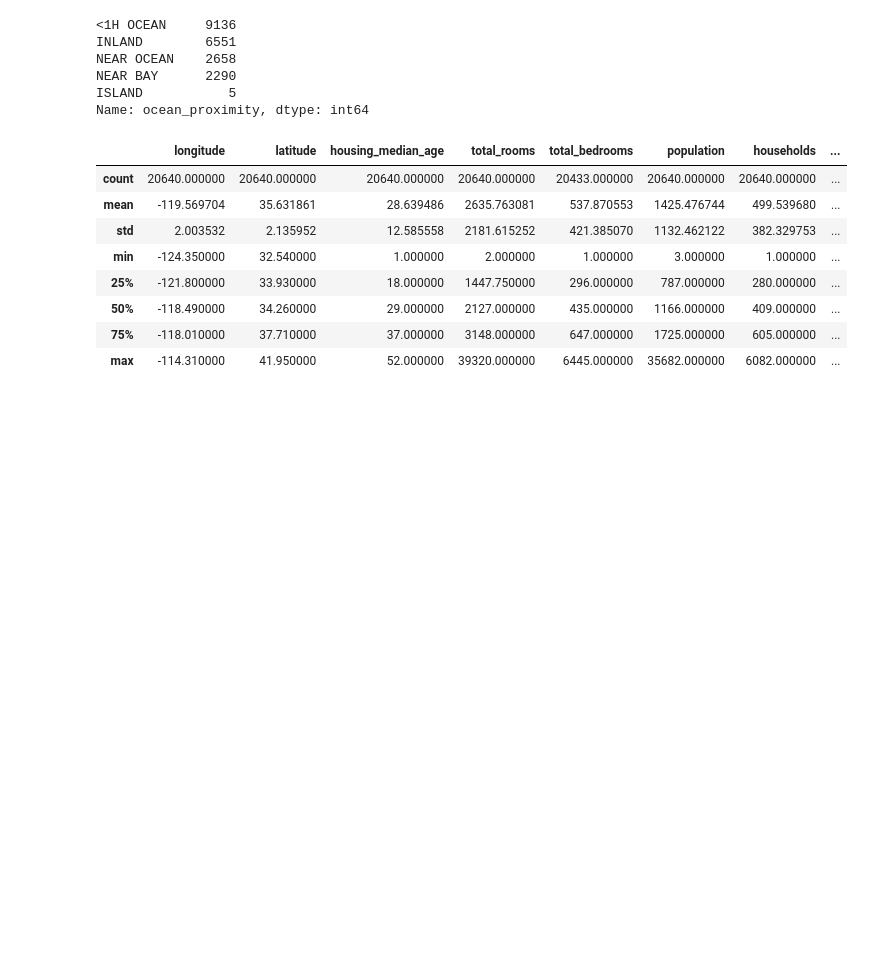
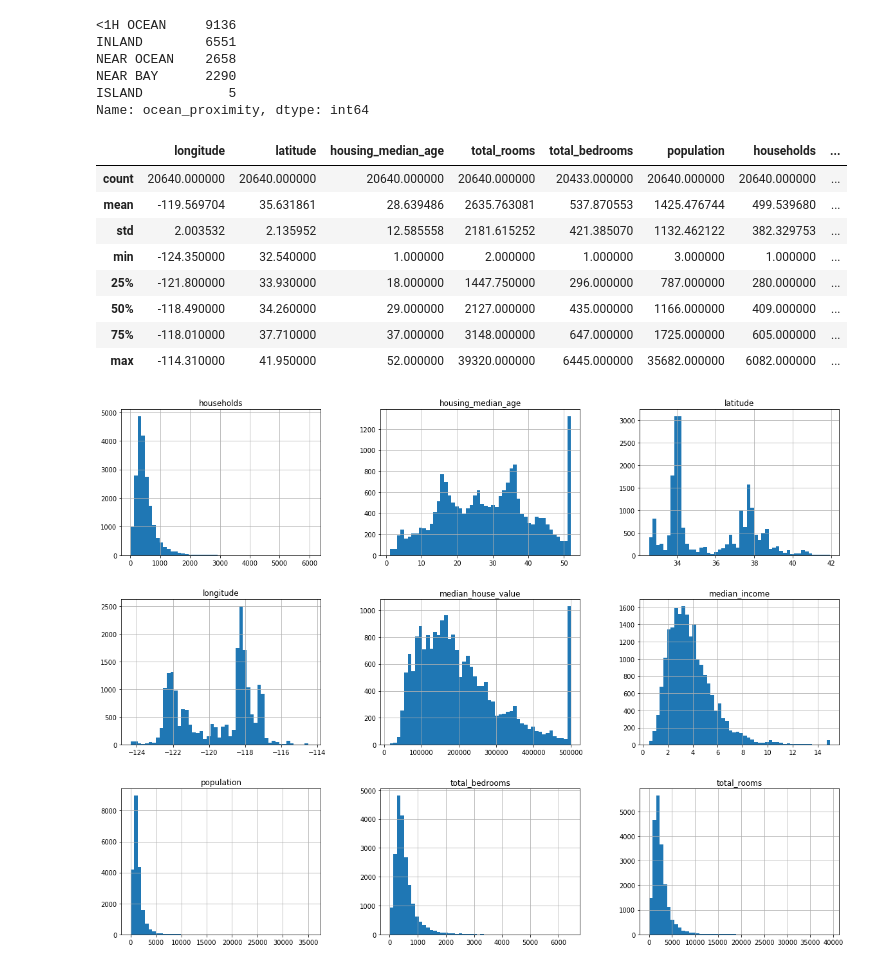
Before and after one commit to vietbk12345/git_project, a Jupyter notebook: housing_project.ipynb, the cells around one changed output. Drawn from its saved outputs; the diff is of its cells as text; code cells hidden in the pictures; blank space fills up the shorter version.

```diff
--- a/housing_project.ipynb
+++ b/housing_project.ipynb
@@ -72,3 +72,10 @@ housing.describe()
 | 50% | -118.490000 | 34.260000 | 29.000000 | 2127.000000 | 435.000000 | 1166.000000 | 409.000000 | ... |
 | 75% | -118.010000 | 37.710000 | 37.000000 | 3148.000000 | 647.000000 | 1725.000000 | 605.000000 | ... |
 | max | -114.310000 | 41.950000 | 52.000000 | 39320.000000 | 6445.000000 | 35682.000000 | 6082.000000 | ... |
+# %%
+import matplotlib.pyplot as plt
+
+housing.hist(bins=50, figsize=(20, 15))
+plt.show()
+# %% [output]
+[figure, added]
```
